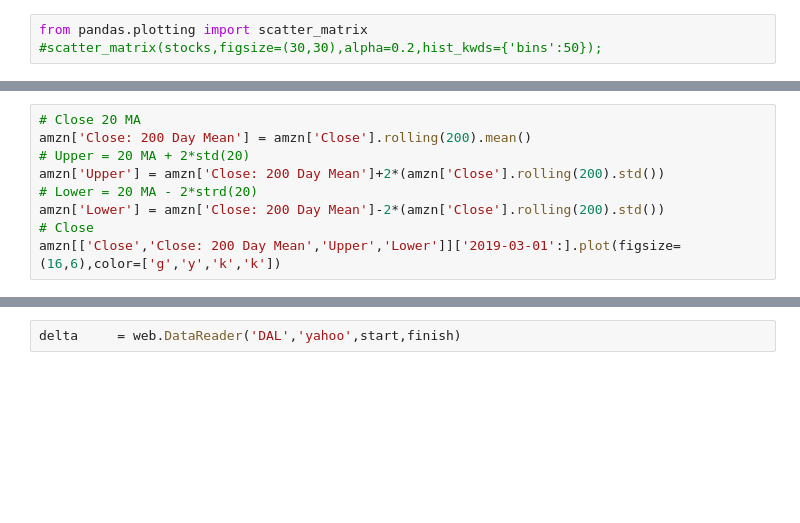
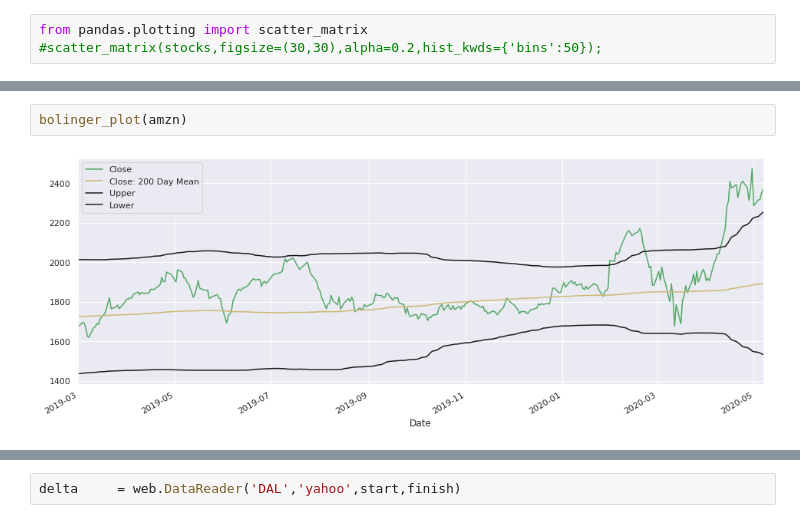
Before and after one commit to dfauser/finance, a Jupyter notebook: own_finance/portfolio_own.ipynb, the cells around one changed output, grey strips where cells are left out. Cells and saved outputs as stored; diff of their text form; blank space fills up the shorter version.

```diff
--- a/own_finance/portfolio_own.ipynb
+++ b/own_finance/portfolio_own.ipynb
@@ -309,9 +270,0 @@ AMD[['Close','Close: 200 Day Mean','Upper','Lower']]['2019-03-01':].plot(figsize
-# %%
-# Close 20 MA
-amzn['Close: 200 Day Mean'] = amzn['Close'].rolling(200).mean()
-# Upper = 20 MA + 2*std(20)
-amzn['Upper'] = amzn['Close: 200 Day Mean']+2*(amzn['Close'].rolling(200).std())
-# Lower = 20 MA - 2*strd(20)
-amzn['Lower'] = amzn['Close: 200 Day Mean']-2*(amzn['Close'].rolling(200).std())
-# Close
-amzn[['Close','Close: 200 Day Mean','Upper','Lower']]['2019-03-01':].plot(figsize=(16,6),color=['g','y','k','k'])
@@ -404,0 +284,4 @@ rwe[['Close','Close: 200 Day Mean','Upper','Lower']]['2019-03-01':].plot(figsize
+# %%
+bolinger_plot(amzn)
+# %% [output]
+[figure, added]
```
Also changed, not shown: parts of 29 cells of this notebook, 3 other files.
